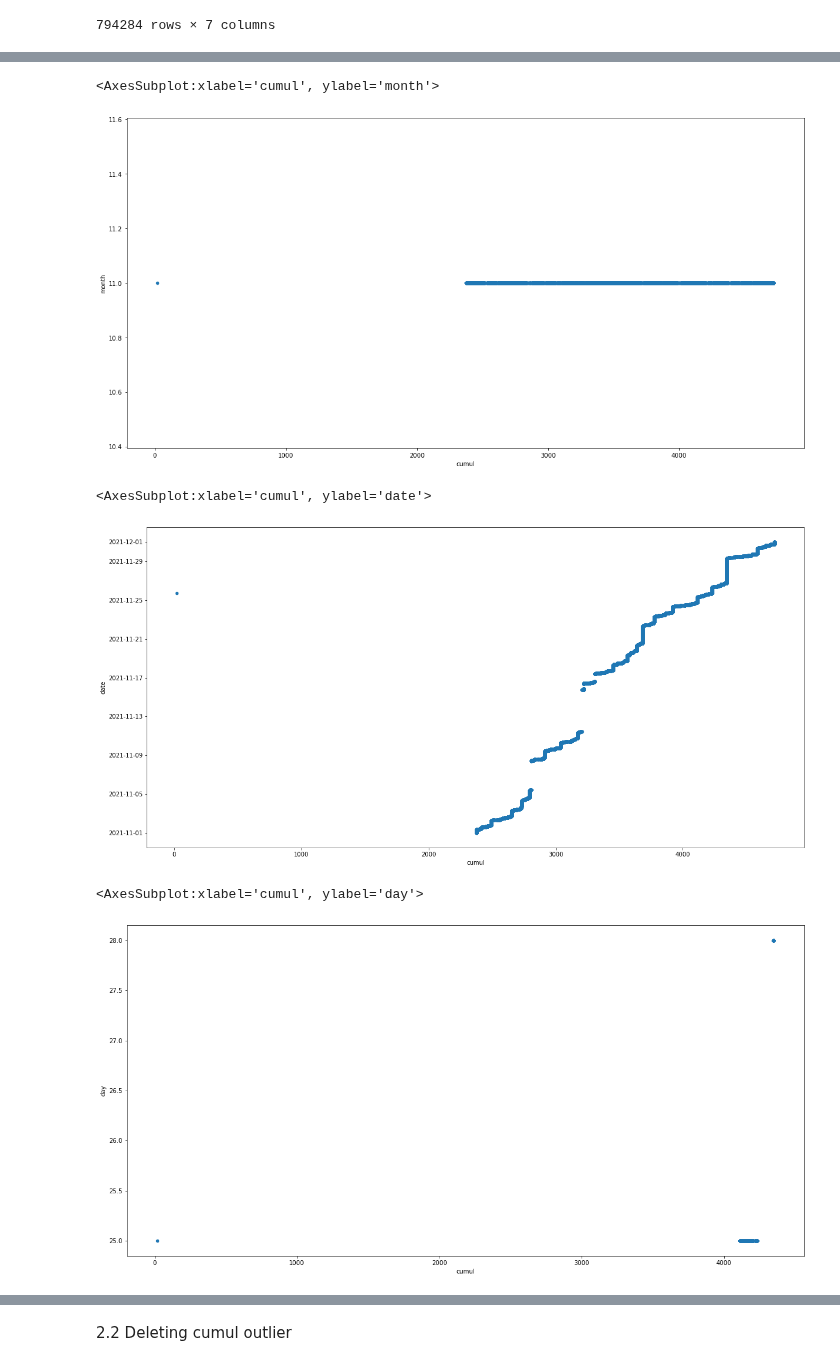
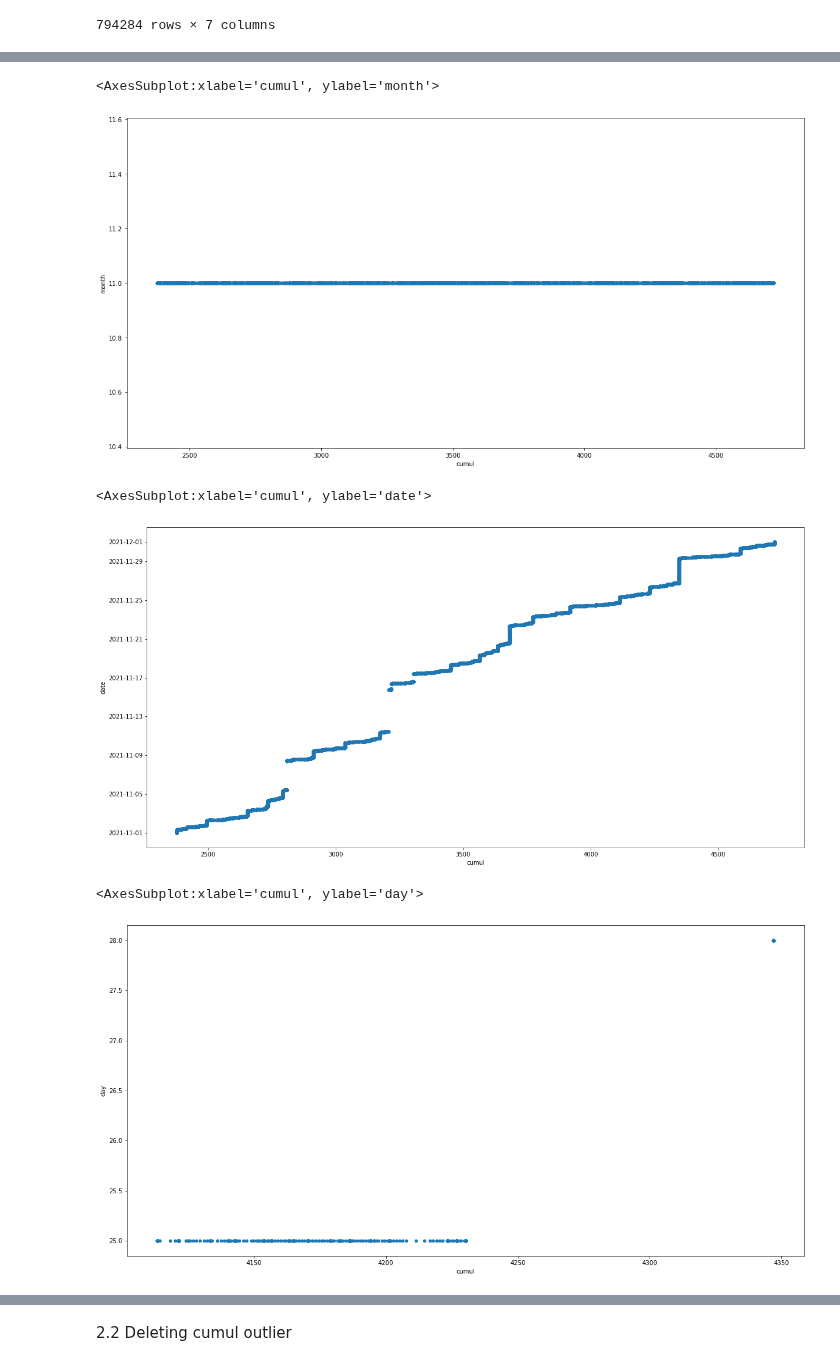
Before and after one commit to Cyrine-afk/Water-Consumption, a Jupyter notebook: Water DB.ipynb, the cells around one changed output, grey strips where cells are left out. Cells and saved outputs as stored; diff of their text form; code cells hidden in the pictures.

```diff
--- a/Water DB.ipynb
+++ b/Water DB.ipynb
@@ -507,7 +507,7 @@ water_json_subset
 # %%
 #view cumul where month = 11 and year = 2021
 
-water_json_subset2 = water_json_subset[['_id', 'debit', 'cumul', 'date', 'month', 'year', 'day']]
+water_json_subset2 = water_duplicates_removed[['_id', 'debit', 'cumul', 'date', 'month', 'year', 'day']]
 water_json_subset2
 
 #creating filters
@@ -537,27 +537,27 @@ water_json_subset2
 water_json_subset2[['cumul','month']].plot(kind='scatter', x='cumul', y='month', figsize=(20,10))
 # %% [output]
 <AxesSubplot:xlabel='cumul', ylabel='month'>
-[figure, old version]
+[figure, new version]
 # %%
 #looking for exact day where month = 11, year = 2021 & cumul outlier
 water_json_subset2[['cumul','date']].plot(kind='scatter', x='cumul', y='date', figsize=(20,10))
 # %% [output]
 <AxesSubplot:xlabel='cumul', ylabel='date'>
-[figure, old version]
+[figure, new version]
 # %%
 #looking for exact day where cumul outlier during the 11/2021
 
 #filter3 = water_json_subset["day"]==26
 
-filter3 = water_json_subset["day"].isin([25, 28])
+filter3 = water_duplicates_removed["day"].isin([25, 28])
 
 water_json_subset2.where(filter3, inplace = True)
 water_json_subset2
 
 water_json_subset2[['cumul','day']].plot(kind='scatter', x='cumul', y='day', figsize=(20,10))
 # %% [output]
 <AxesSubplot:xlabel='cumul', ylabel='day'>
-[figure, old version]
+[figure, new version]
 # %%
 #looking for exact day where cumul outlier during the 11/2021
 
```
Also changed, not shown: parts of 7 cells of this notebook.
